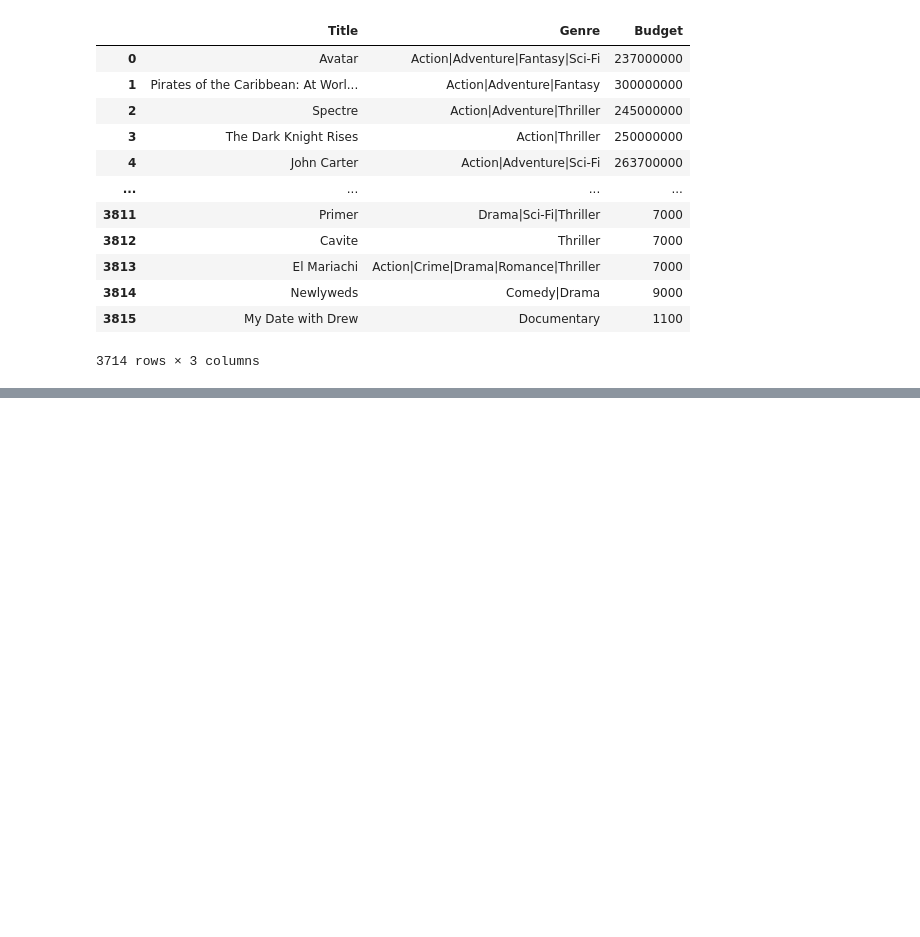
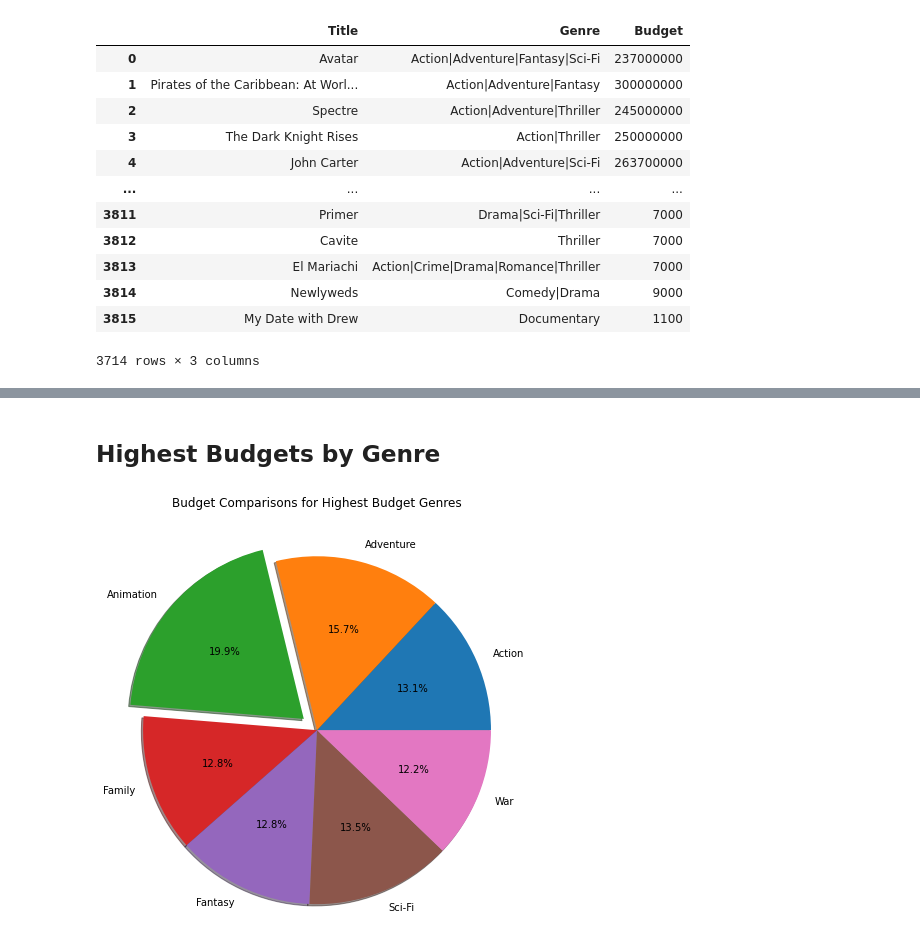
Before and after one commit to radowtay/Project-1, a Jupyter notebook: Highest Budget Genres.ipynb, the cells around one changed output, grey strips where cells are left out. Saved outputs shown, nothing was run; the diff lists cells and outputs as text; code cells hidden in the pictures; blank space fills up the shorter version.

```diff
--- a/Highest Budget Genres.ipynb
+++ b/Highest Budget Genres.ipynb
@@ -132,0 +190,16 @@ dupsearch_df.sort_values(by='Budget').tail(20)
+# %%
+top_budgets_df=budget_data_df[(budget_data_df.index =='Animation')|(budget_data_df.index =='Adventure')|
+                   (budget_data_df.index =='Sci-Fi')|(budget_data_df.index=='Action')|
+                   (budget_data_df.index=='Fantasy')|(budget_data_df.index=='Family')|
+                   (budget_data_df.index=='War')]
+# %% [markdown]
+## Highest Budgets by Genre
+# %%
+genres=top_budgets_df.index
+budget=top_budgets_df.values
+explode=(0,0,0.2,0,0,0,0)
+plt.title("Budget Comparisons for Highest Budget Genres", y=1.5)
+plt.pie(budget, labels=genres, autopct='%1.1f%%', explode=explode, shadow=True, radius=2)
+plt.show()
+# %% [output]
+[figure, added]
```
Also changed, not shown: parts of 20 cells of this notebook, 2 other files.
